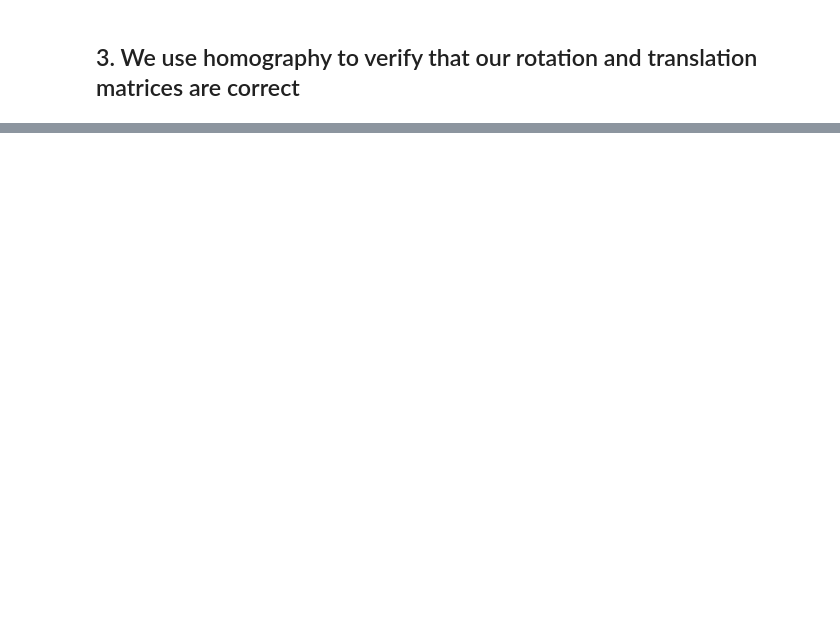
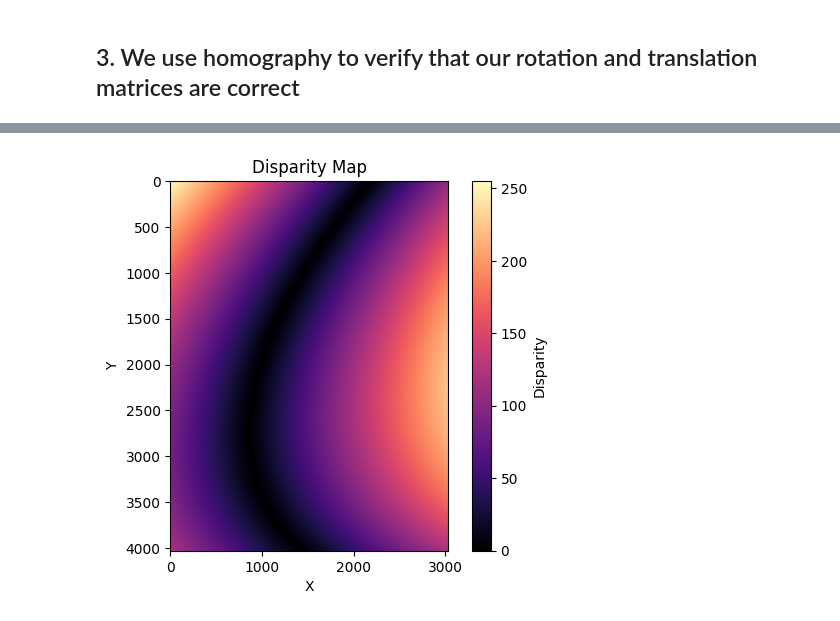
Before and after one commit to natharyan/Stereo-Camera-3D, a Jupyter notebook: main.ipynb, the cells around one changed output, grey strips where cells are left out. Cells and saved outputs as stored; diff of their text form; code cells hidden in the pictures; blank space fills up the shorter version.

```diff
--- a/main.ipynb
+++ b/main.ipynb
@@ -225,0 +161,44 @@ IndexError: index 2 is out of bounds for axis 2 with size 2
+# %%
+import numpy as np
+import matplotlib.pyplot as plt
+import cv2
+
+# Generate a dense grid of points on the first image (covering all pixels)
+x_range = np.linspace(0, w - 1, w)
+y_range = np.linspace(0, h - 1, h)
+x_grid, y_grid = np.meshgrid(x_range, y_range)
+points1_grid = np.vstack((x_grid.ravel(), y_grid.ravel()))
+
+# Convert the grid to homogeneous coordinates for triangulation
+points1_homogeneous = np.vstack((points1_grid, np.ones((1, points1_grid.shape[1]))))
+
+# Project the dense grid onto the right camera's image plane using the known R and t
+# These projections assume points lie on a plane at Z = 1 (epipolar geometry simplification)
+points1_homogeneous_camera = np.linalg.inv(newK1) @ points1_homogeneous  # Normalize points
+points1_homogeneous_camera[2, :] = 1  # Assume a plane at Z = 1
+
+# Transform to the right camera frame using the rotation and translation
+points2_homogeneous_camera = R @ points1_homogeneous_camera + t
+
+# Reproject points from the right camera frame back to pixel coordinates
+points2_projected = newK2 @ points2_homogeneous_camera
+points2_projected /= points2_projected[2, :]  # Normalize to pixel coordinates
+
+# Compute disparity as the difference in x-coordinates
+disparity = points1_homogeneous[0, :] - points2_projected[0, :]
+
+# Reshape the disparity map back to the image dimensions
+disparity_map = disparity.reshape(h, w)
+
+# Normalize disparity for visualization (optional)
+disparity_map_normalized = cv2.normalize(disparity_map, None, 0, 255, cv2.NORM_MINMAX)
+
+# Display the disparity map
+plt.imshow(disparity_map_normalized, cmap='magma')
+plt.colorbar(label='Disparity')
+plt.title('Disparity Map')
+plt.xlabel('X')
+plt.ylabel('Y')
+plt.show()
+# %% [output]
+[figure, added]
```
Also changed, not shown: parts of 3 cells of this notebook, 2 other files.
